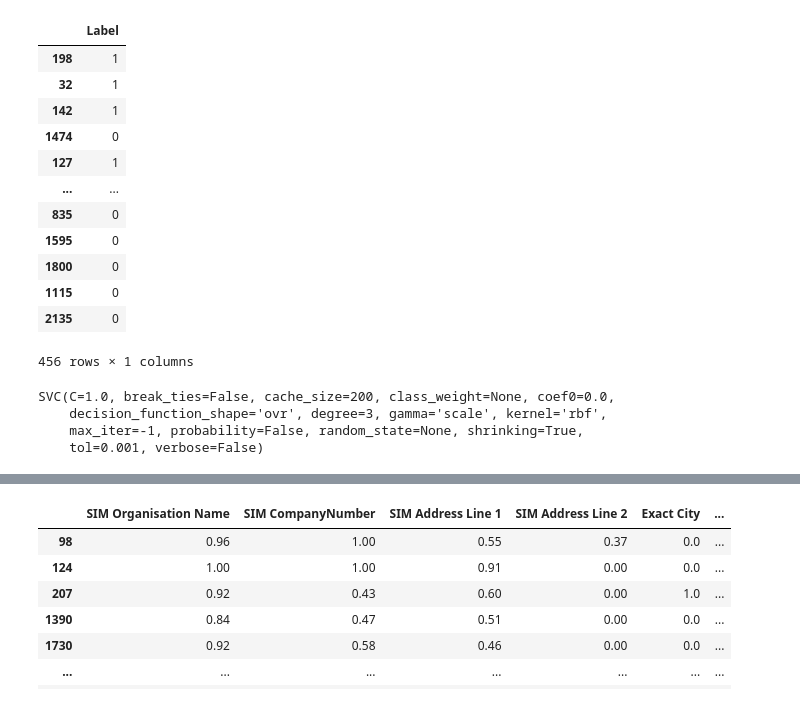
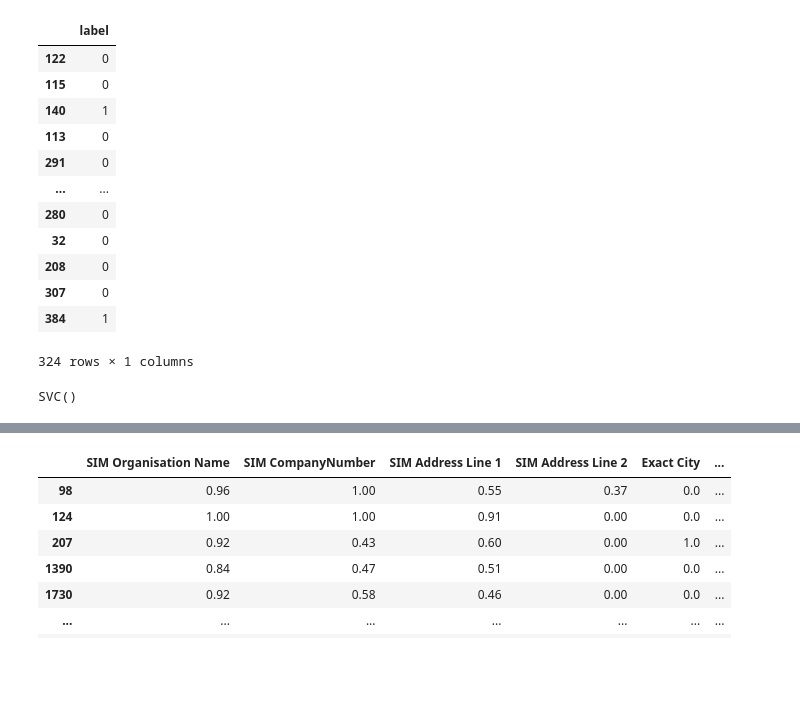
Before and after one commit to jacksim588/Record-Linkage, a Jupyter notebook: RL-Model Creation.ipynb, the cells around one changed output, grey strips where cells are left out. Drawn from its saved outputs; the diff is of its cells as text; code cells hidden in the pictures; blank space fills up the shorter version.

Commit message:
Model Update

```diff
--- a/RL-Model Creation.ipynb
+++ b/RL-Model Creation.ipynb
@@ -7,10 +7,10 @@ import recordlinkage as rl
 import pickle
 import sklearn
 # %%
-df_TD = pd.read_csv(r"C:\Users\Clamfighter\Machine_Learning_Project\my_env\Heggle\Record Linkage - Company Data\Company Data\RLW_JUNE_Labelled.csv",encoding = "ISO-8859-1" )
+df_TD = pd.read_csv(r"C:\Users\jacks\Documents\Document(Offline)\Heggle\Record Linkage\Data\RLW_Sept_ReLabelled.csv",encoding = "ISO-8859-1" )
 # %%
-temp = df_TD.loc[df_TD['Label'] == 1]
-df_TD = df_TD.loc[df_TD['Label'] == 0]
+temp = df_TD.loc[df_TD['label'] == 1]
+df_TD = df_TD.loc[df_TD['label'] == 0]
 df_TD = df_TD.sample(frac=1)
 df_TD = df_TD[:len(temp)]
 df_TD
@@ -66,20 +66,20 @@ X
 # %%
-y = df_TD[['Label']]
+y = df_TD[['label']]
 y
 # %% [output]
-|  | Label |
-| 198 | 1 |
-| 32 | 1 |
-| 142 | 1 |
-| 1474 | 0 |
-| 127 | 1 |
+|  | label |
+| 122 | 0 |
+| 115 | 0 |
+| 140 | 1 |
+| 113 | 0 |
+| 291 | 0 |
 | ... | ... |
-| 835 | 0 |
-| 1595 | 0 |
-| 1800 | 0 |
-| 1115 | 0 |
-| 2135 | 0 |
+| 280 | 0 |
+| 32 | 0 |
+| 208 | 0 |
+| 307 | 0 |
+| 384 | 1 |
-456 rows × 1 columns
+324 rows × 1 columns
 # %%
 from sklearn.model_selection import train_test_split
 X_train, X_test, y_train, y_test = train_test_split(X, y, test_size=0.15)
@@ -88,15 +88,12 @@ from sklearn import svm
 
 #model = svm.SVC()
 
-with open(r'C:\Users\Clamfighter\Machine_Learning_Project\my_env\Heggle\Record Linkage - Company Data\Models\RL_M7_SVM(RLW).pkl', 'rb') as file:
+with open(r'C:\Users\jacks\Documents\GitHub\Record-Linkage\Models\RL_M7_SVM(RLW).pkl', 'rb') as file:
     model = pickle.load(file)
 
 model.fit(X_train,y_train)
 # %% [output]
-SVC(C=1.0, break_ties=False, cache_size=200, class_weight=None, coef0=0.0,
-    decision_function_shape='ovr', degree=3, gamma='scale', kernel='rbf',
-    max_iter=-1, probability=False, random_state=None, shrinking=True,
-    tol=0.001, verbose=False)
+SVC()
 # %%
 
 y_pred = model.predict(X_test)
```
Also changed, not shown: parts of 5 cells of this notebook.
